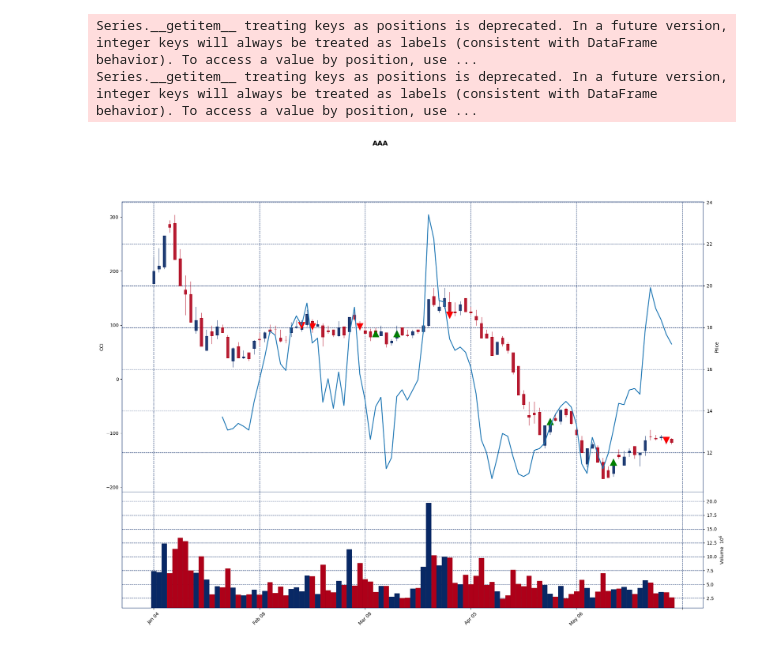
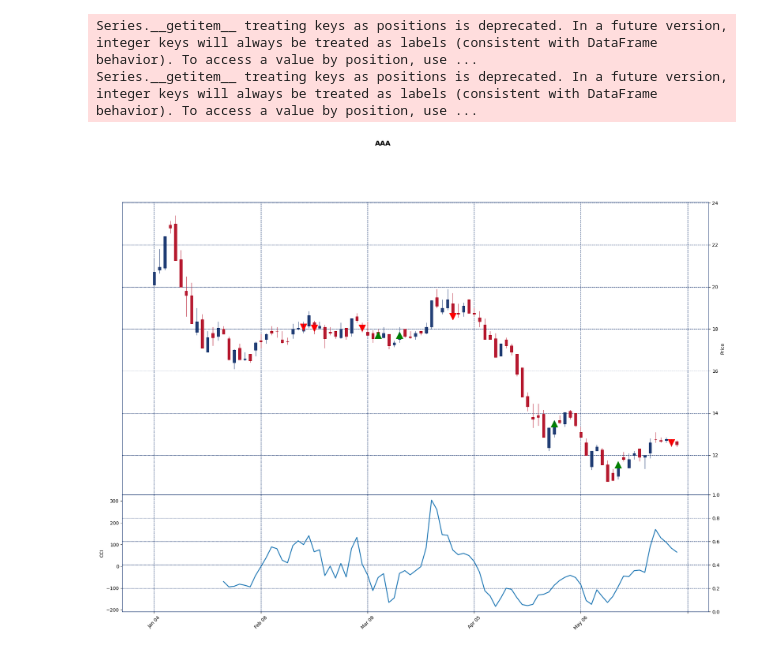
Before and after one commit to uxlem/project2, a Jupyter notebook: plot.ipynb, the cells around one changed output. Drawn from its saved outputs; the diff is of its cells as text; code cells hidden in the pictures.

```diff
--- a/plot.ipynb
+++ b/plot.ipynb
@@ -58,14 +58,14 @@ Series.__getitem__ treating keys as positions is deprecated. In a future version
 Series.__getitem__ treating keys as positions is deprecated. In a future version, integer keys will always be treated as labels (consistent with DataFrame behavior). To access a value by position, use ...
 # %%
 mpf.plot(df.loc['2022-01-01':'2022-06-01'], type='candle', style='starsandstripes',
-         title='AAA', ylabel='Price', volume=True,
+         title='AAA', ylabel='Price', volume=False,
          addplot=
          [
             mpf.make_addplot(buy.loc['2022-01-01':'2022-06-01'], type='scatter', markersize=200, marker='^', color='g'),
             mpf.make_addplot(sell.loc['2022-01-01':'2022-06-01'], type='scatter', markersize=200, marker='v', color='r'),
-            mpf.make_addplot(cci.loc['2022-01-01':'2022-06-01'], panel=0, secondary_y=True, ylabel='CCI'),
+            mpf.make_addplot(cci.loc['2022-01-01':'2022-06-01'], panel=1, secondary_y=True, ylabel='CCI'),
          ],
          figscale = 3,
          )
 # %% [output]
-[figure, old version]
+[figure, new version]
```
Also changed, not shown: 1 other file.
